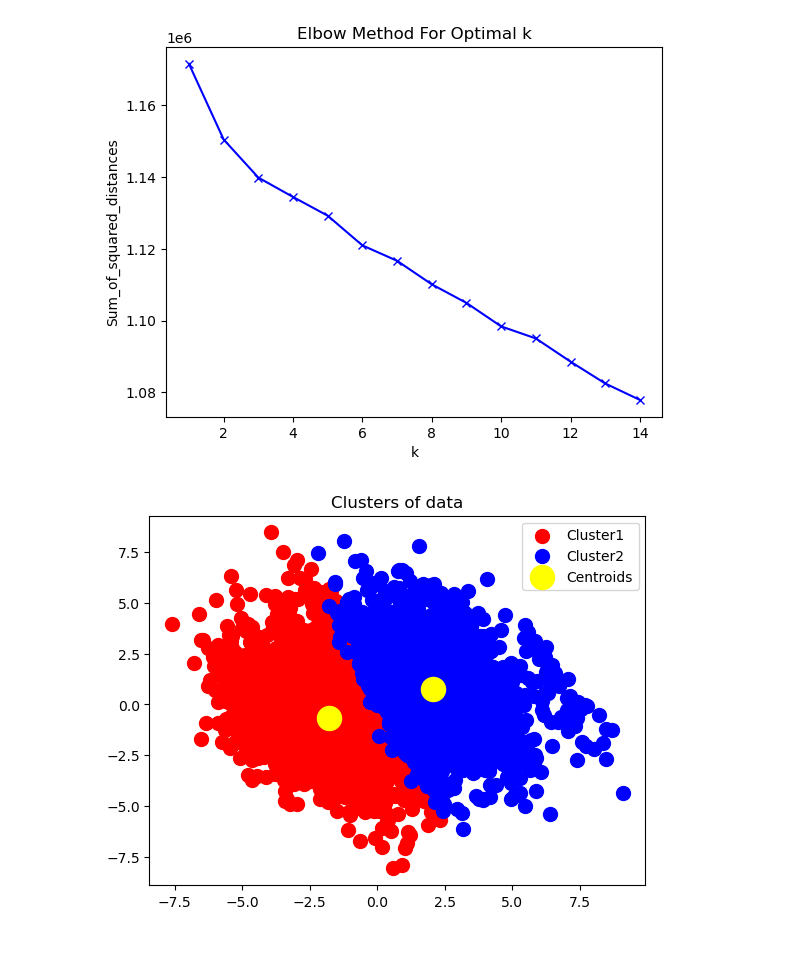
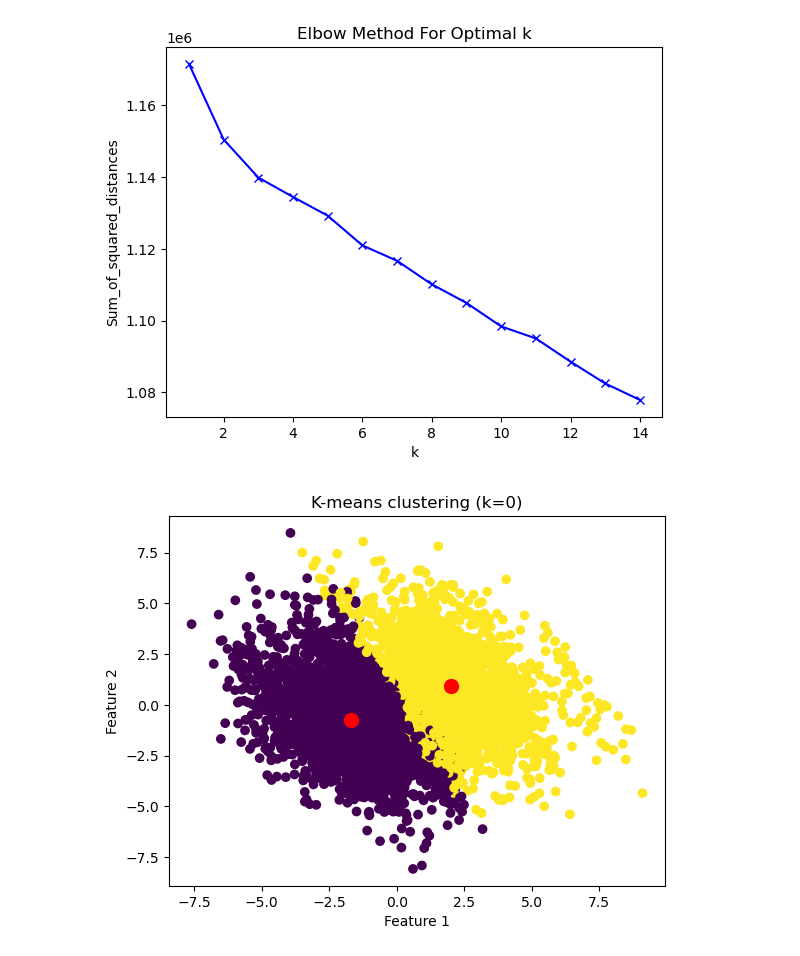
Before and after one commit to schwartzh2017/Machine_learning_final_project, a Jupyter notebook: eda_ml_cl.ipynb, the cells around one changed output. Drawn from its saved outputs; the diff is of its cells as text; code cells hidden in the pictures.

Commit message:
messing with the kmeans plots a little more

```diff
--- a/eda_ml_cl.ipynb
+++ b/eda_ml_cl.ipynb
@@ -724,15 +724,19 @@ plt.title('Elbow Method For Optimal k')
 plt.show()
 # %% [output]
 [figure]
-# %%
-kmeans = KMeans(n_clusters=2, init='k-means++', n_init=10, max_iter=1000, tol=0.0001, verbose=0, random_state=None, copy_x=True)
-y_kmeans=kmeans.fit_predict(x_pca)
-#Plotting through K-Means
-plt.scatter(x_pca[y_kmeans==0,0],x_pca[y_kmeans==0,1],s=100,c='red',label='Cluster1')
-plt.scatter(x_pca[y_kmeans==1,0],x_pca[y_kmeans==1,1],s=100,c='blue',label='Cluster2')
-plt.scatter(kmeans.cluster_centers_[:,0],kmeans.cluster_centers_[:,1],s=300,c='yellow',label='Centroids')
-plt.title('Clusters of data')
-plt.legend()
-plt.show()
-# %% [output]
-[figure, removed]
+# %%
+# Fit and plot the data for each k value
+#for k in k_range:
+kmeans = KMeans(n_clusters=2, \
+                init='k-means++', random_state=42)
+y_kmeans = kmeans.fit_predict(x_pca)
+plt.scatter(x_pca[:, 0], x_pca[:, 1], c=y_kmeans)
+plt.scatter(kmeans.cluster_centers_[:, 0],\
+            kmeans.cluster_centers_[:, 1], \
+            s=100, c='red')
+plt.title('K-means clustering (k={})'.format(k))
+plt.xlabel('Feature 1')
+plt.ylabel('Feature 2')
+plt.show()
+# %% [output]
+[figure, added]
```
Also changed, not shown: parts of 1 cell of this notebook.
